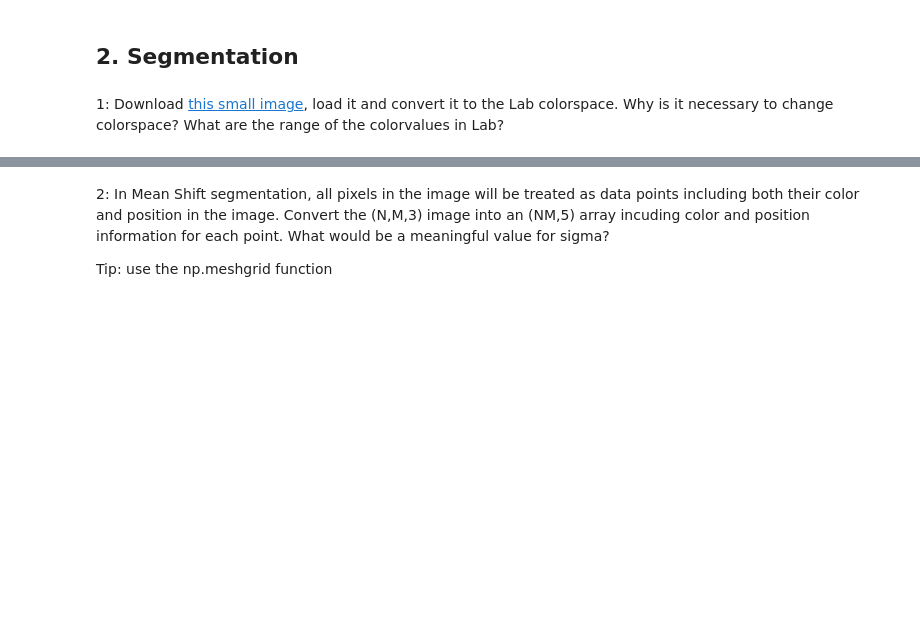
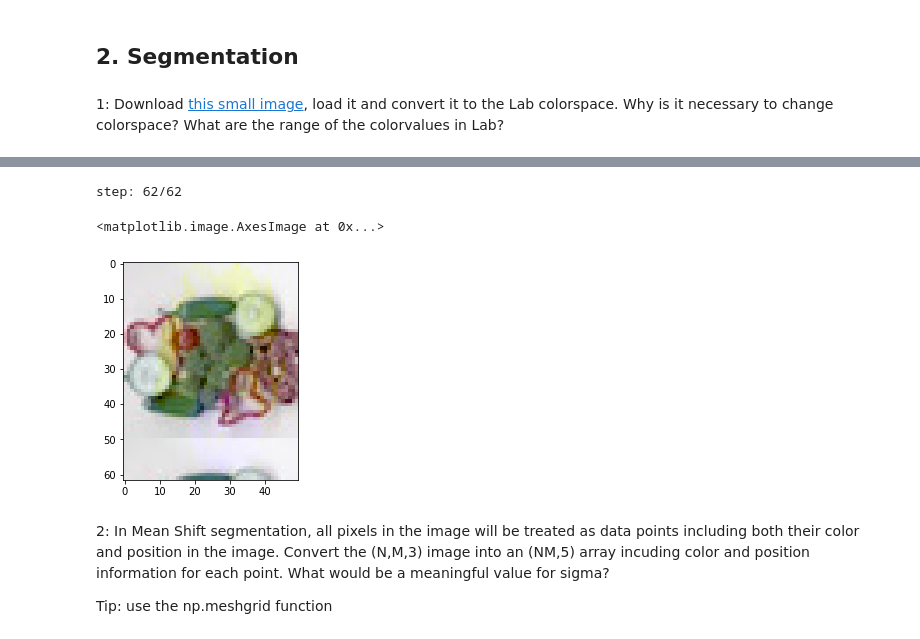
Before and after one commit to LouisLesueur/Illumination_project, a Jupyter notebook: mean_shift_TP.ipynb, the cells around one changed output, grey strips where cells are left out. Saved outputs shown, nothing was run; the diff lists cells and outputs as text; code cells hidden in the pictures; blank space fills up the shorter version.

```diff
--- a/mean_shift_TP.ipynb
+++ b/mean_shift_TP.ipynb
@@ -177,0 +154,23 @@ def MS(data,sigma):
+# %%
+def Ksr(x, hs, hr, k=k_n):
+
+
+def Img_to_data(Img):
+    Out = []
+    for i in range(Img.shape[0]):
+        for j in range(Img.shape[1]):
+            Out.append([i,j,*Img[i][j]])
+    return np.array(Out)
+
+
+def ms_filtering(Img, hs, hr):
+    data = Img_to_data(Img)
+    z = np.zeros(data.shape)
+    for i in range(len(data)):
+        y_i  = mean_shift_algo(elem, data, h)
+        while
+
+name='legumes_small.jpg'
+
+I = plt.imread(name)
+Img_to_data(I)
@@ -178,3 +186,15 @@ def MS(data,sigma):
+# %%
+for i in range(I.shape[0]):
+    print('step: '+str(i+1)+'/'+str(I.shape[0])+'\r', sep=' ', end='', flush=True)
+    for j in range(I.shape[1]):
+        I_luv[i][j] = [*I_list[i+I.shape[1]*j], I_luv[i][j][2]]
+
+
+plt.imshow(luv2rgb(I_luv))
+# %% [output]
+step: 62/62
+<matplotlib.image.AxesImage at 0x...>
+[figure, added]
 # %% [markdown]
 2: In Mean Shift segmentation, all pixels in the image will be treated as data points including both their color and position in the image. Convert the (N,M,3) image into an (NM,5) array incuding color and position information for each point. What would be a meaningful value for sigma?
 
```
Also changed, not shown: parts of 13 cells of this notebook, 1 other file.
